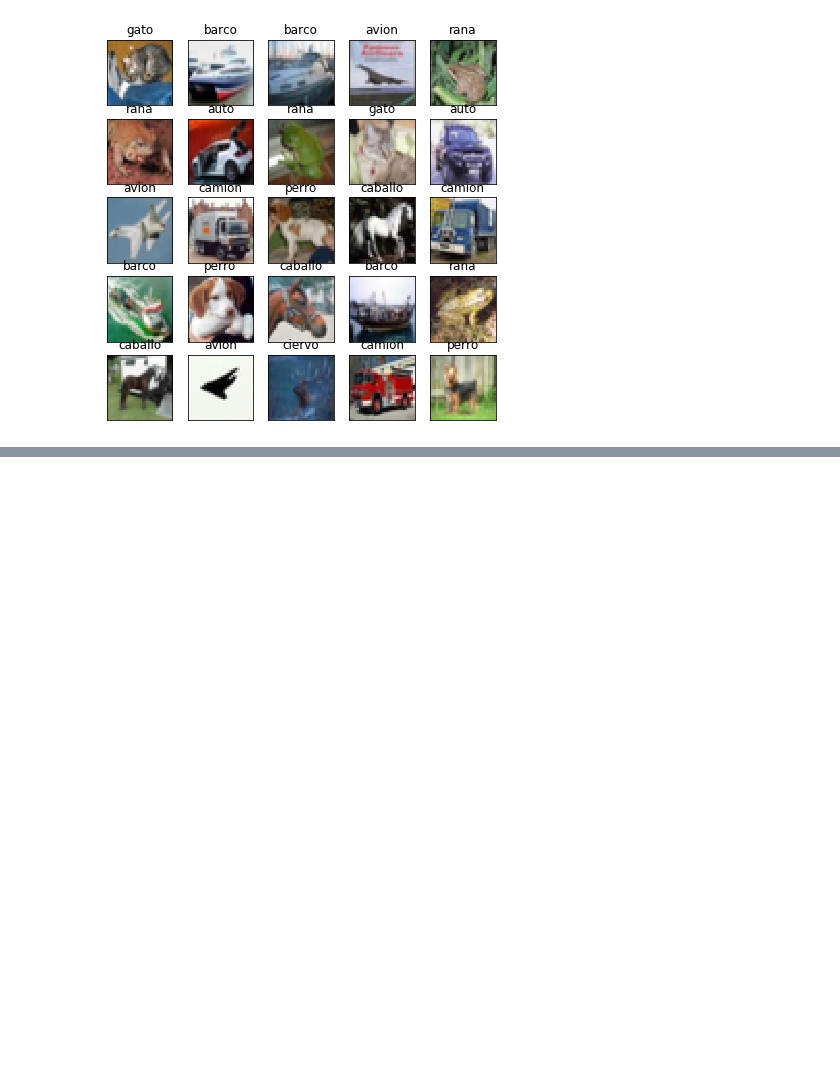
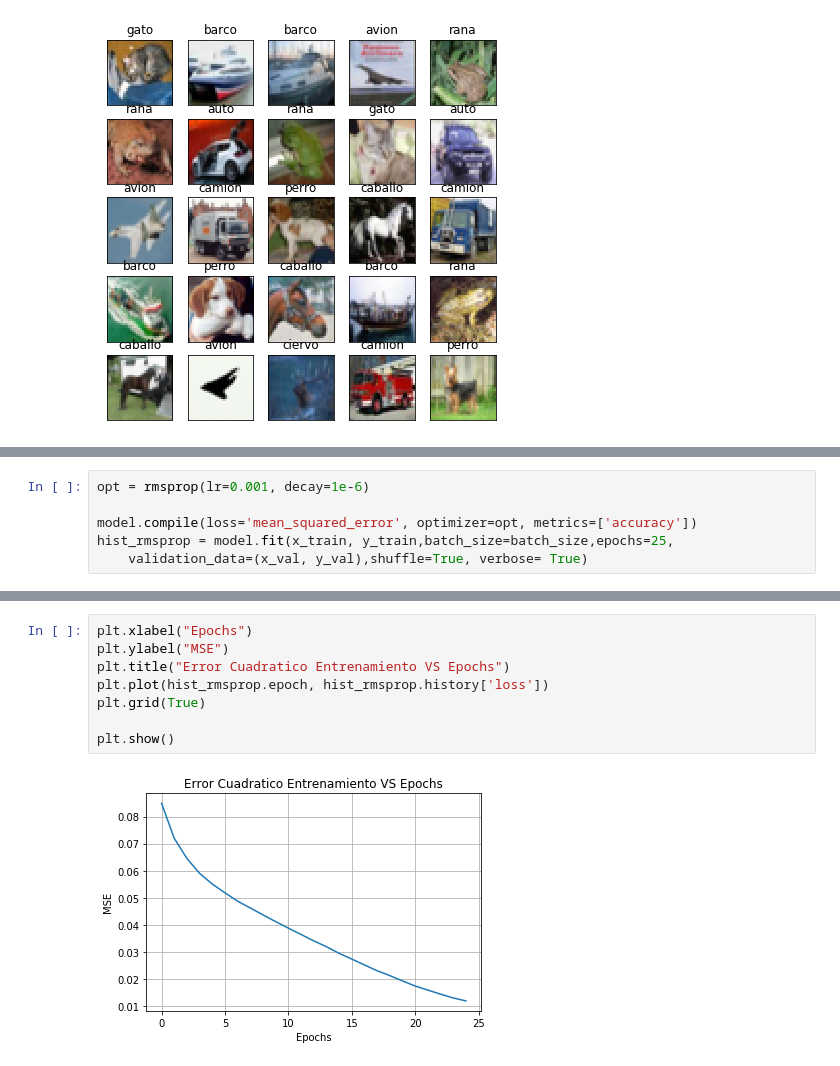
Before and after one commit to jeremyisai93/tarea2-RN, a Jupyter notebook: Pregunta 1.ipynb, the cells around one changed output, grey strips where cells are left out. Saved outputs shown, nothing was run; the diff lists cells and outputs as text; blank space fills up the shorter version.

```diff
--- a/Pregunta 1.ipynb
+++ b/Pregunta 1.ipynb
@@ -141,0 +194,6 @@ Epoch 25/25
+# %%
+opt = rmsprop(lr=0.001, decay=1e-6)
+
+model.compile(loss='mean_squared_error', optimizer=opt, metrics=['accuracy'])
+hist_rmsprop = model.fit(x_train, y_train,batch_size=batch_size,epochs=25,
+    validation_data=(x_val, y_val),shuffle=True, verbose= True)
@@ -141,0 +218,10 @@ Epoch 25/25
+# %%
+plt.xlabel("Epochs")
+plt.ylabel("MSE")
+plt.title("Error Cuadratico Entrenamiento VS Epochs")
+plt.plot(hist_rmsprop.epoch, hist_rmsprop.history['loss'])
+plt.grid(True)
+
+plt.show()
+# %% [output]
+[figure, added]
```
Also changed, not shown: parts of 44 cells of this notebook.
